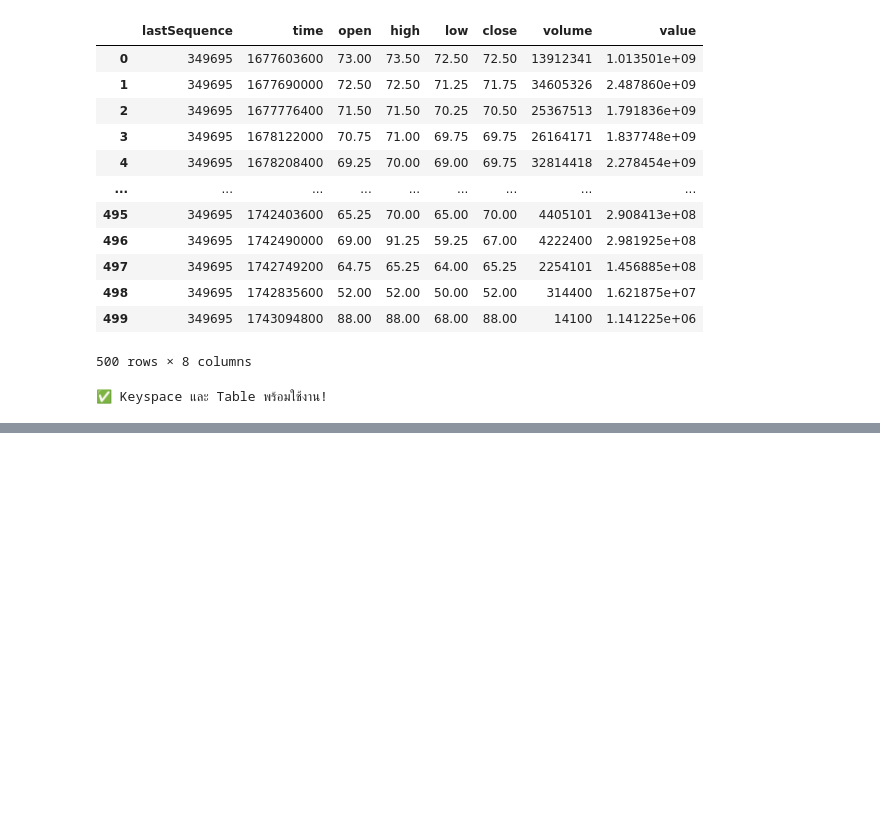
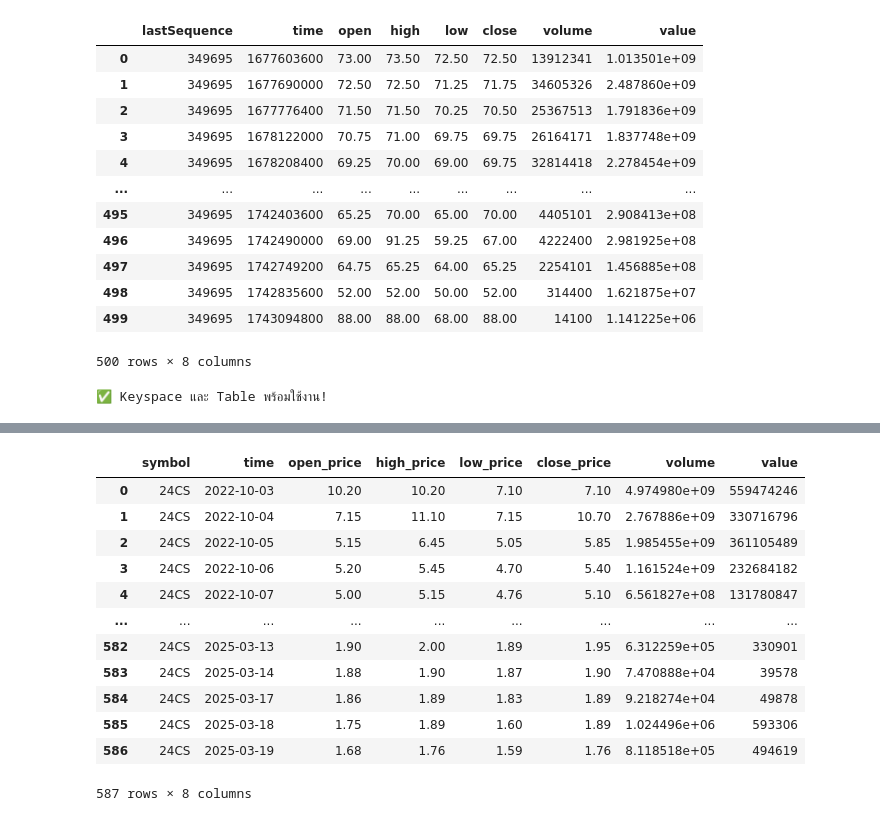
Before and after one commit to phqsuema123/Stock-quadrant-quantitative-analysis-using-deep-learning-classification, a Jupyter notebook: data collection/pull_tndata.ipynb, the cells around one changed output, grey strips where cells are left out. Cells and saved outputs as stored; diff of their text form; code cells hidden in the pictures; blank space fills up the shorter version.

```diff
--- a/data collection/pull_tndata.ipynb
+++ b/data collection/pull_tndata.ipynb
@@ -137,0 +166,28 @@ for symbol in symbols:
+# %%
+rows = session.execute("""
+    SELECT * FROM candlestick_data WHERE symbol = '24CS' ALLOW FILTERING;
+""")
+# %%
+df = pd.DataFrame(rows, columns=[
+    'symbol', 'time', 'open_price', 'high_price', 'low_price', 'close_price', 'volume', 'value'
+])
+
+# ✅ แปลงชนิดเวลา + เรียงลำดับ
+df['time'] = pd.to_datetime(df['time'])
+df = df.sort_values('time').reset_index(drop=True)
+# %%
+df
+# %% [output]
+|  | symbol | time | open_price | high_price | low_price | close_price | volume | value |
+| 0 | 24CS | 2022-10-03 | 10.20 | 10.20 | 7.10 | 7.10 | 4.974980e+09 | 559474246 |
+| 1 | 24CS | 2022-10-04 | 7.15 | 11.10 | 7.15 | 10.70 | 2.767886e+09 | 330716796 |
+| 2 | 24CS | 2022-10-05 | 5.15 | 6.45 | 5.05 | 5.85 | 1.985455e+09 | 361105489 |
+| 3 | 24CS | 2022-10-06 | 5.20 | 5.45 | 4.70 | 5.40 | 1.161524e+09 | 232684182 |
+| 4 | 24CS | 2022-10-07 | 5.00 | 5.15 | 4.76 | 5.10 | 6.561827e+08 | 131780847 |
+| ... | ... | ... | ... | ... | ... | ... | ... | ... |
+| 582 | 24CS | 2025-03-13 | 1.90 | 2.00 | 1.89 | 1.95 | 6.312259e+05 | 330901 |
+| 583 | 24CS | 2025-03-14 | 1.88 | 1.90 | 1.87 | 1.90 | 7.470888e+04 | 39578 |
+| 584 | 24CS | 2025-03-17 | 1.86 | 1.89 | 1.83 | 1.89 | 9.218274e+04 | 49878 |
+| 585 | 24CS | 2025-03-18 | 1.75 | 1.89 | 1.60 | 1.89 | 1.024496e+06 | 593306 |
+| 586 | 24CS | 2025-03-19 | 1.68 | 1.76 | 1.59 | 1.76 | 8.118518e+05 | 494619 |
+587 rows × 8 columns
```
Also changed, not shown: parts of 3 cells of this notebook, 2 other files.
